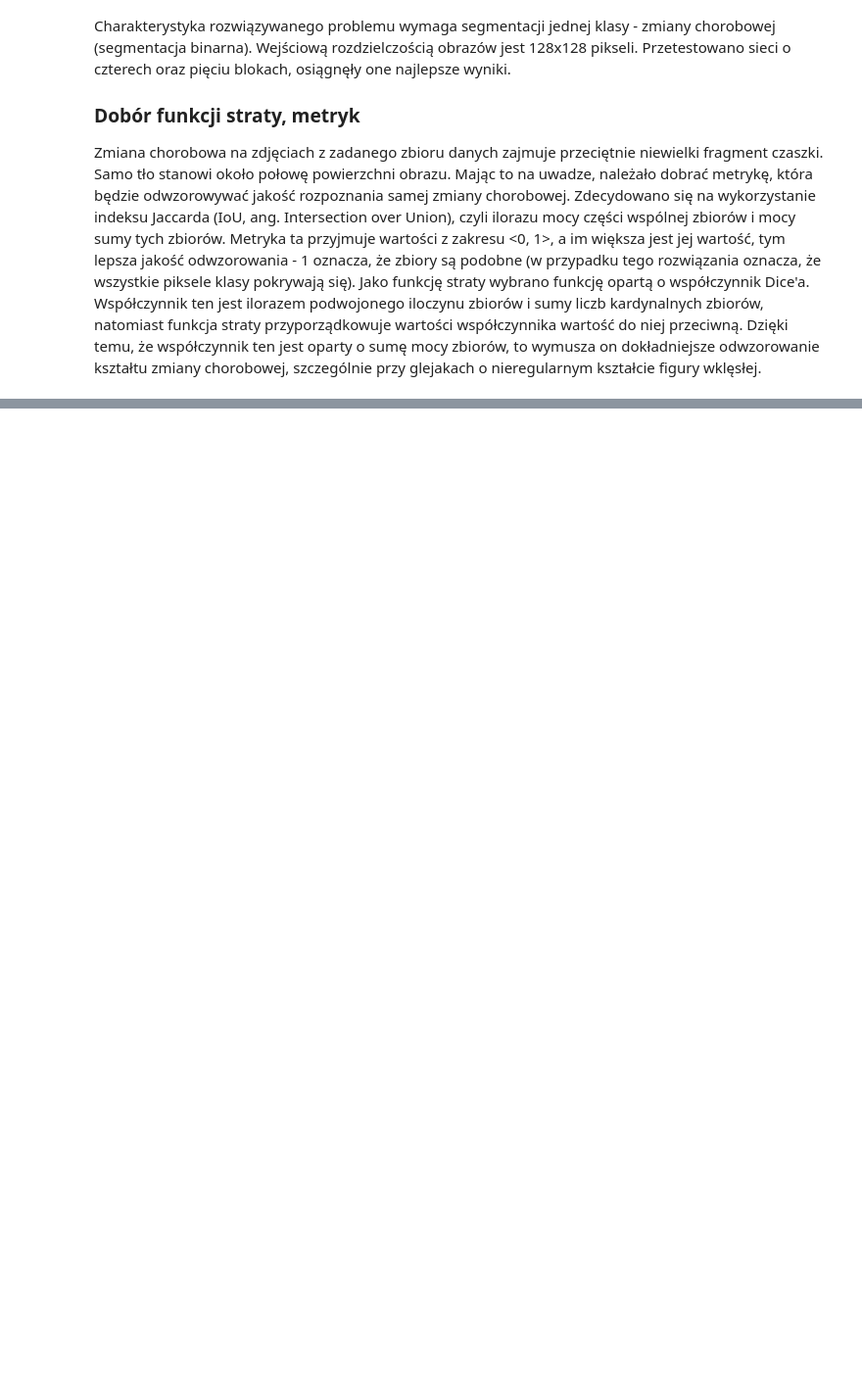
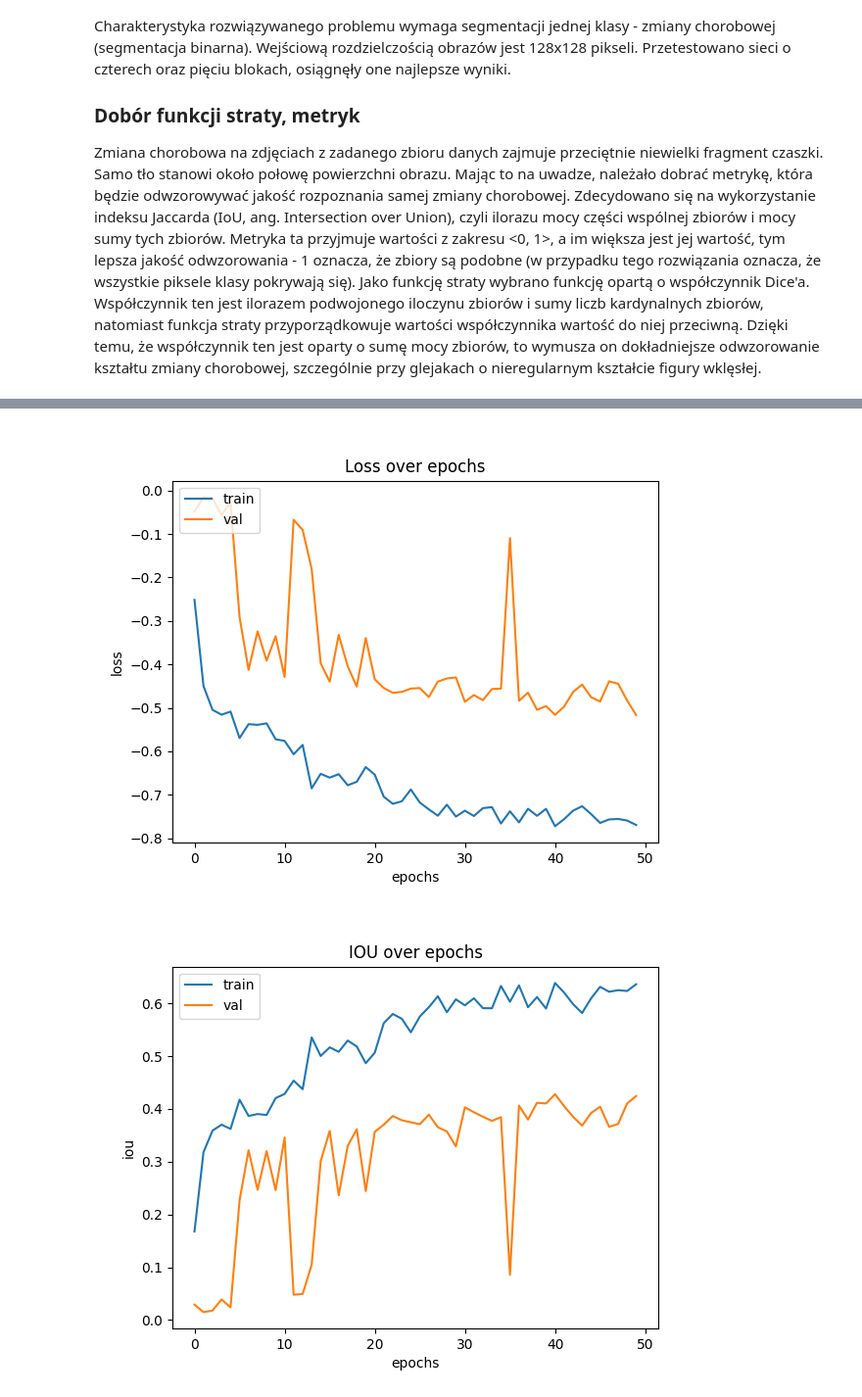
Before and after one commit to Piotr45/brain-mri-segmentation, a Jupyter notebook: brain/brain.ipynb, the cells around one changed output, grey strips where cells are left out. Shown at 98% size. Cells and saved outputs as stored; diff of their text form; code cells hidden in the pictures; blank space fills up the shorter version.

```diff
--- a/brain/brain.ipynb
+++ b/brain/brain.ipynb
@@ -147 +172,13 @@ Binary accuracy: 0.9929108023643494
+# %%
+from IPython.display import Image, display
+
+model_path = os.path.join(MODELS_DIR_PATH, "model_01")
+listOfImageNames = [os.path.join(model_path, "loss.png"),
+                    os.path.join(model_path, "iou.png")]
+
+for imageName in listOfImageNames:
+    display(Image(filename=imageName))
+# %% [output]
+[figure, added]
+[figure, added]
 # %%
```
Also changed, not shown: parts of 16 cells of this notebook.
